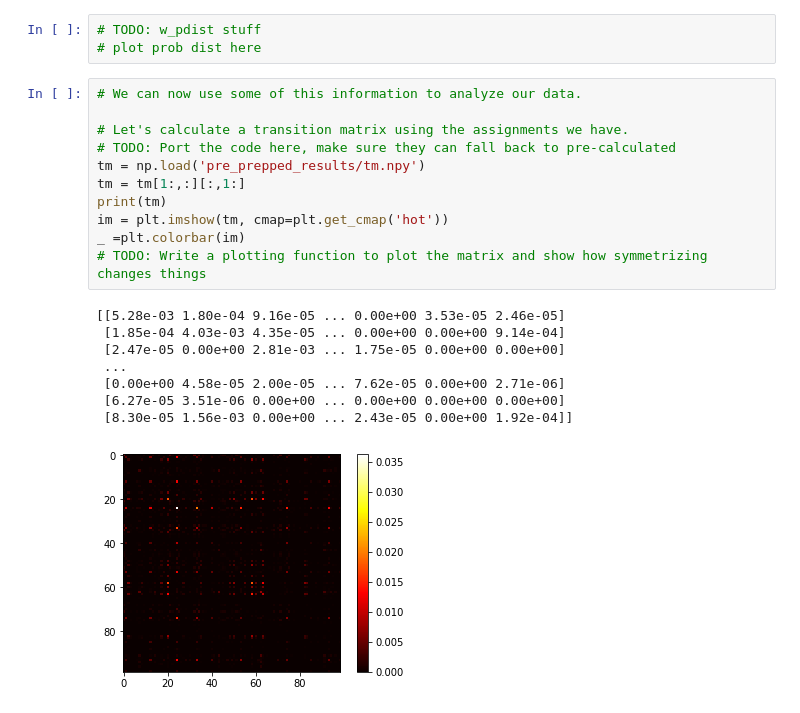
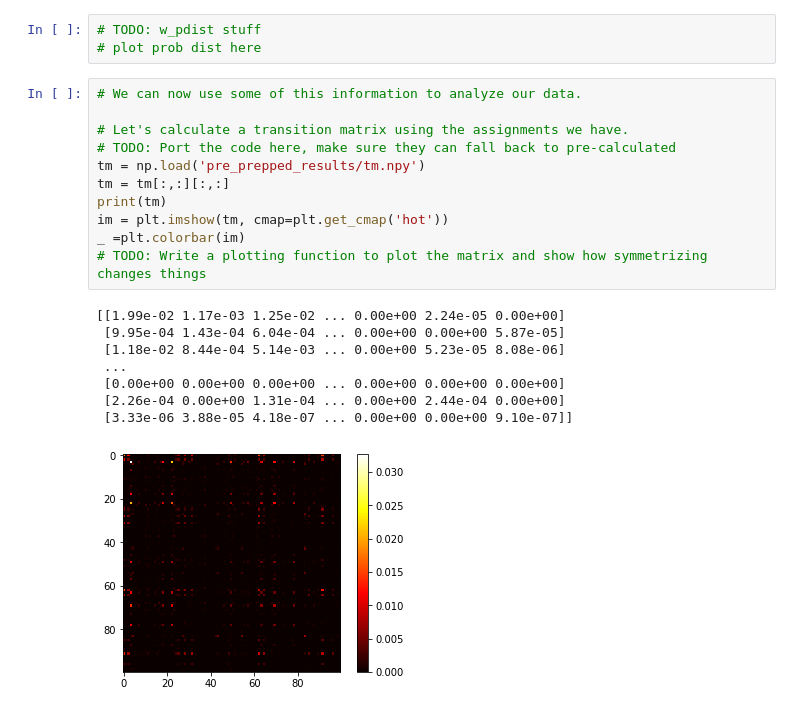
Before and after one commit to ASinanSaglam/WESTPA_Workshop_2018_Saglam, a Jupyter notebook: analysis/analysis_test.ipynb, the cells around one changed output. Saved outputs shown, nothing was run; the diff lists cells and outputs as text.

```diff
--- a/analysis/analysis_test.ipynb
+++ b/analysis/analysis_test.ipynb
@@ -127,23 +127,23 @@ print(a['trajlabels'][10][0:3])
 # %%
 # We can now use some of this information to analyze our data.
 
 # Let's calculate a transition matrix using the assignments we have.
 # TODO: Port the code here, make sure they can fall back to pre-calculated
 tm = np.load('pre_prepped_results/tm.npy')
-tm = tm[1:,:][:,1:]
+tm = tm[:,:][:,:]
 print(tm)
 im = plt.imshow(tm, cmap=plt.get_cmap('hot'))
 _ =plt.colorbar(im)
 # TODO: Write a plotting function to plot the matrix and show how symmetrizing changes things
 # %% [output]
-[[5.28e-03 1.80e-04 9.16e-05 ... 0.00e+00 3.53e-05 2.46e-05]
- [1.85e-04 4.03e-03 4.35e-05 ... 0.00e+00 0.00e+00 9.14e-04]
- [2.47e-05 0.00e+00 2.81e-03 ... 1.75e-05 0.00e+00 0.00e+00]
+[[1.99e-02 1.17e-03 1.25e-02 ... 0.00e+00 2.24e-05 0.00e+00]
+ [9.95e-04 1.43e-04 6.04e-04 ... 0.00e+00 0.00e+00 5.87e-05]
+ [1.18e-02 8.44e-04 5.14e-03 ... 0.00e+00 5.23e-05 8.08e-06]
  ...
- [0.00e+00 4.58e-05 2.00e-05 ... 7.62e-05 0.00e+00 2.71e-06]
- [6.27e-05 3.51e-06 0.00e+00 ... 0.00e+00 0.00e+00 0.00e+00]
- [8.30e-05 1.56e-03 0.00e+00 ... 2.43e-05 0.00e+00 1.92e-04]]
+ [0.00e+00 0.00e+00 0.00e+00 ... 0.00e+00 0.00e+00 0.00e+00]
+ [2.26e-04 0.00e+00 1.31e-04 ... 0.00e+00 2.44e-04 0.00e+00]
+ [3.33e-06 3.88e-05 4.18e-07 ... 0.00e+00 0.00e+00 9.10e-07]]
-[figure, old version]
+[figure, new version]
 # %%
 # We can make a markov chain over the voronoi bins, the transition matrix has to be symmetrized to fulfill equilibrium
 # conditions for future analysis
```
Also changed, not shown: parts of 11 cells of this notebook.
